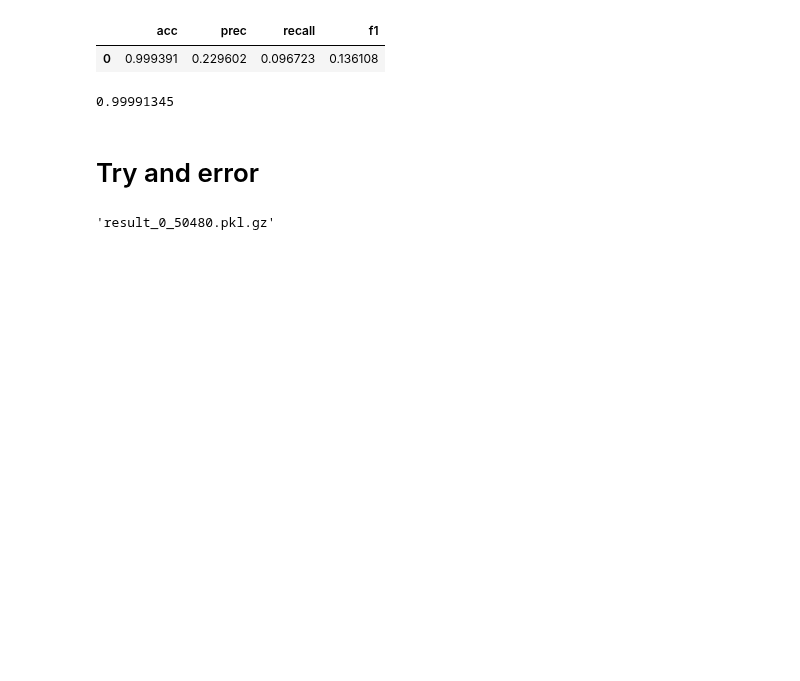
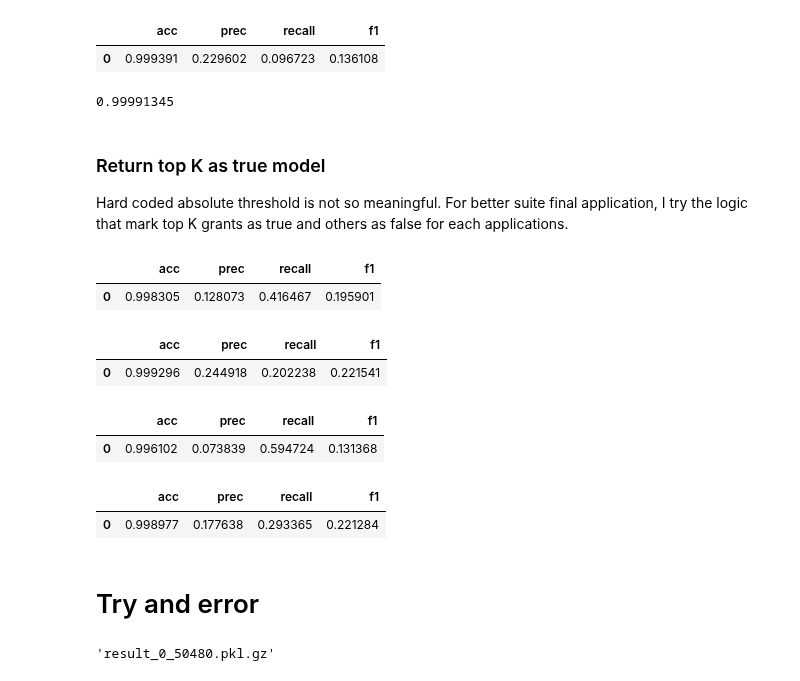
Before and after one commit to yoheikikuta/US-patent-analysis, a Jupyter notebook: colab/bert_benchmark_2000_analyze_result.ipynb, the cells around one changed output. Drawn from its saved outputs; the diff is of its cells as text; code cells hidden in the pictures; blank space fills up the shorter version.

Commit message:
Add Top K logic.

```diff
--- a/colab/bert_benchmark_2000_analyze_result.ipynb
+++ b/colab/bert_benchmark_2000_analyze_result.ipynb
@@ -374,6 +374,55 @@ calc_summary(pred_df, label_df)
 np.array(whole_pair_scores).max()
 # %% [output]
 0.99991345
+# %% [markdown]
+### Return top K as true model
+
+Hard coded absolute threshold is not so meaningful.
+For better suite final application, I try the logic that mark top K grants as true and others as false for each applications.
+# %%
+# TOP_K start from 1,
+TOP_K=4
+
+def predict_bertf_topK_model(claims):
+    """
+    return: NxM of boolean. N is len(claims). M is rownum of grants_all_df.
+            value indicate n claim is cite patent of m row of grants_all_df.
+    """
+    result = []
+    for app_id in range(score_matrix.shape[0]):
+      grants_score = score_matrix[app_id, :]
+      top_k_score = (-np.sort(-grants_score))[TOP_K-1]
+      result.append(grants_score >= top_k_score)
+
+    return np.array(result).reshape((score_matrix.shape[0], -1))
+# %%
+TOP_K=4
+pred_df = predict_test_set(predict_bertf_topK_model)
+calc_summary(pred_df, label_df)
+# %% [output]
+|  | acc | prec | recall | f1 |
+| 0 | 0.998305 | 0.128073 | 0.416467 | 0.195901 |
+# %%
+TOP_K=1
+pred_df = predict_test_set(predict_bertf_topK_model)
+calc_summary(pred_df, label_df)
+# %% [output]
+|  | acc | prec | recall | f1 |
+| 0 | 0.999296 | 0.244918 | 0.202238 | 0.221541 |
+# %%
+TOP_K=10
+pred_df = predict_test_set(predict_bertf_topK_model)
+calc_summary(pred_df, label_df)
+# %% [output]
+|  | acc | prec | recall | f1 |
+| 0 | 0.996102 | 0.073839 | 0.594724 | 0.131368 |
+# %%
+TOP_K=2
+pred_df = predict_test_set(predict_bertf_topK_model)
+calc_summary(pred_df, label_df)
+# %% [output]
+|  | acc | prec | recall | f1 |
+| 0 | 0.998977 | 0.177638 | 0.293365 | 0.221284 |
 # %% [markdown]
 # Try and error
 # %%
```
Also changed, not shown: parts of 8 cells of this notebook.
